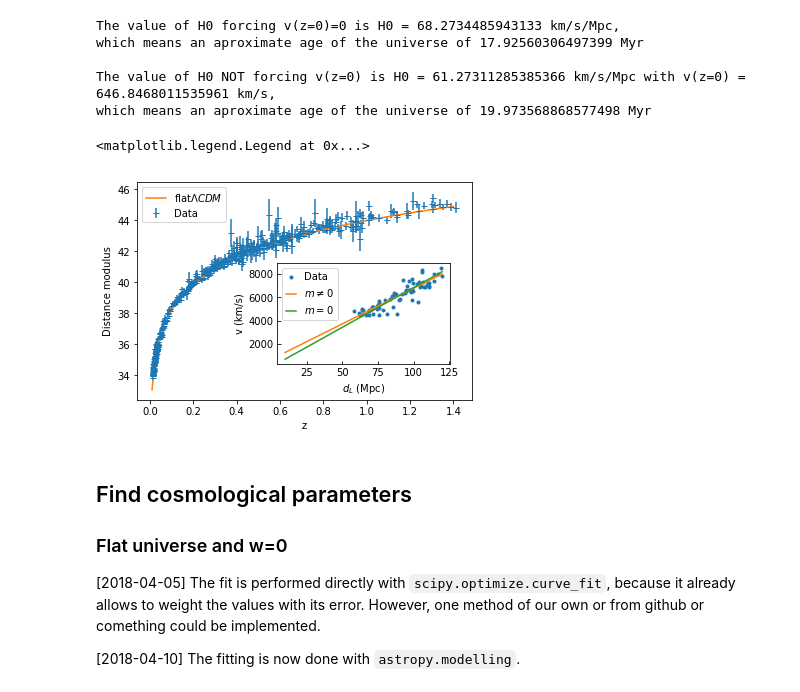
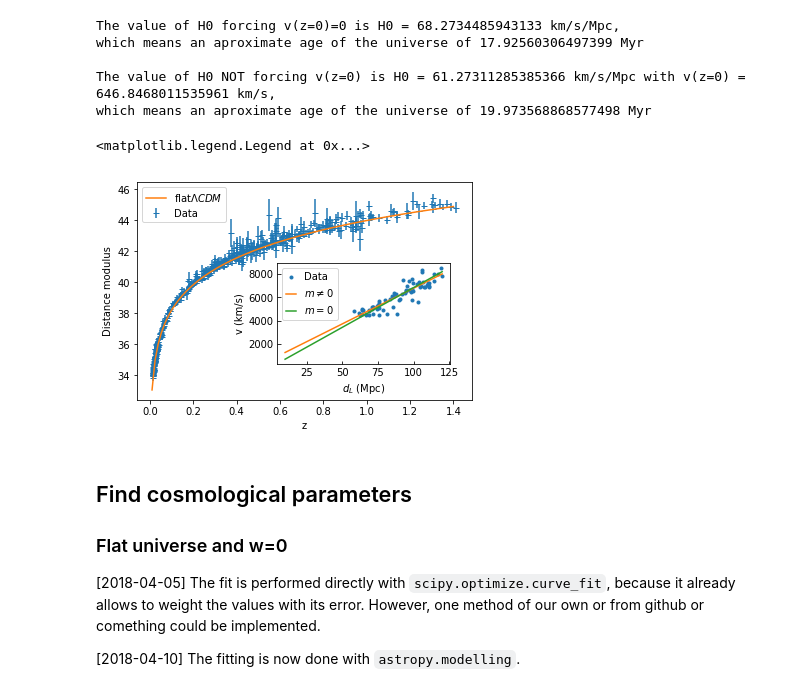
Before and after one commit to OriolAbril/cosmology, a Jupyter notebook: project.ipynb, the cells around one changed output. Drawn from its saved outputs; the diff is of its cells as text; code cells hidden in the pictures.

```diff
--- a/project.ipynb
+++ b/project.ipynb
@@ -160,22 +161,22 @@ The value of H0 NOT forcing v(z=0) is H0 = 61.27311285385366 km/s/Mpc with v(z=0
 which means an aproximate age of the universe of 19.973568868577498 Myr
 # %%
 fig = plt.figure(); ax = fig.add_subplot(111)
-ax.errorbar(SNe_df['z'],SNe_df['d_mod'],yerr=SNe_df['err_d_mod'],fmt='_',label='Data')
-ax.plot(z_grid,dist_mod(z_grid,Hz_flatLCDM,(0.7,)),label='flat$\Lambda CDM$')
+ax.errorbar(SNe_df['z'],SNe_df['d_mod'],yerr=SNe_df['err_d_mod'],fmt='_',label='Data',zorder=0)
+ax.plot(z_grid,dist_mod(z_grid,Hz_flatLCDM,(0.7,)),label='flat$\Lambda CDM$',zorder=1)
 ax.set_xlabel('z'); ax.set_ylabel('Distance modulus')
 ax.legend()
 
 dL_grid = np.linspace(10,120)
 zoom_ax = fig.add_axes([.45,.25,.4,.35])
 zoom_ax.plot(dL_SNe,v_SNe,'.',label='Data')
 zoom_ax.plot(dL_grid,dL_grid*H0_fit+intercept,label=r'$m\neq 0$')
 zoom_ax.plot(dL_grid,dL_grid*H0_curvefit,label='$m= 0$')
 zoom_ax.set_xlabel('$d_L$ (Mpc)'); zoom_ax.set_ylabel('v (km/s)')
 zoom_ax.tick_params(direction='in')
 zoom_ax.legend(handlelength=1)
 # %% [output]
 <matplotlib.legend.Legend at 0x...>
-[figure, old version]
+[figure, new version]
 # %% [markdown]
 ## Find cosmological parameters
 ### Flat universe and w=0
```
Also changed, not shown: parts of 25 cells of this notebook.
